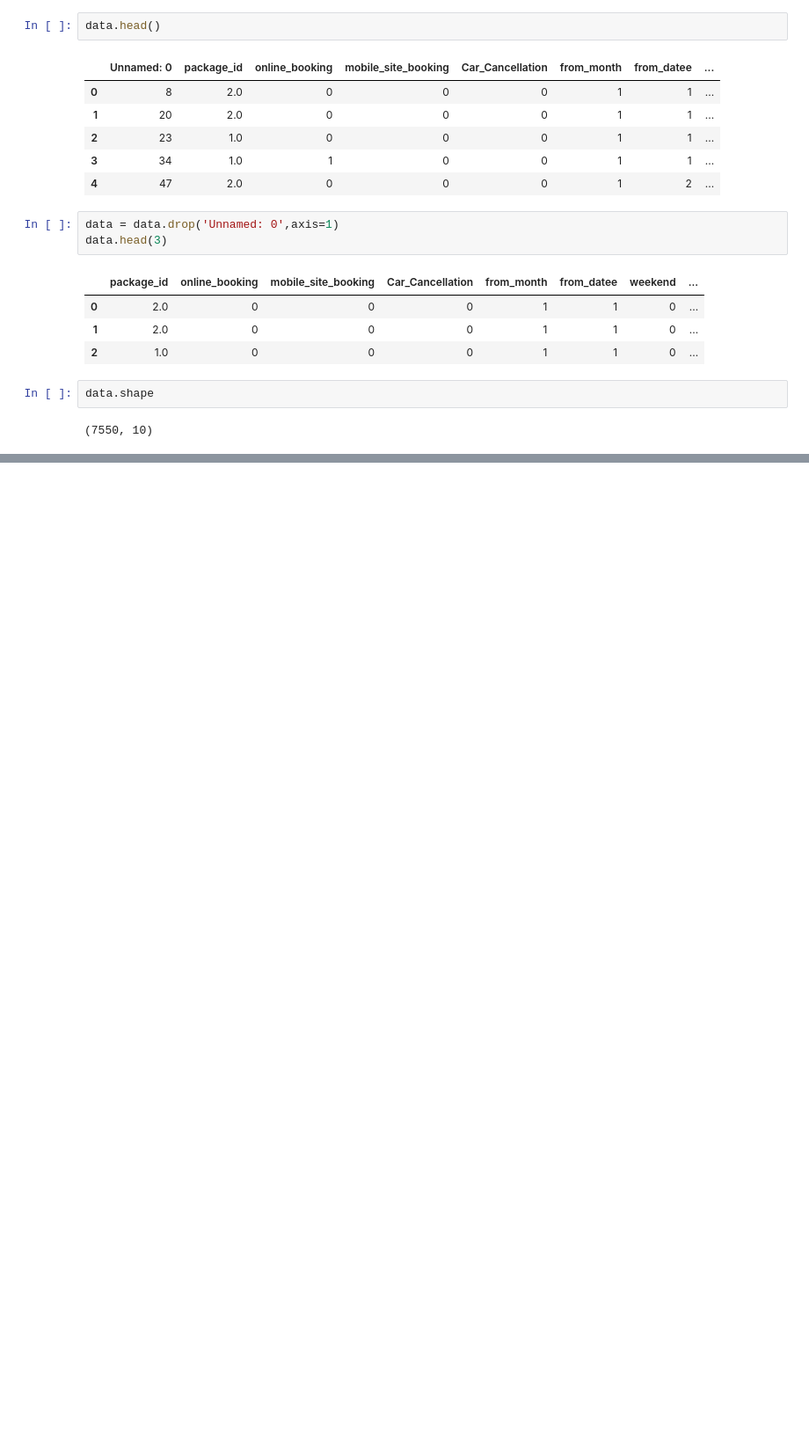
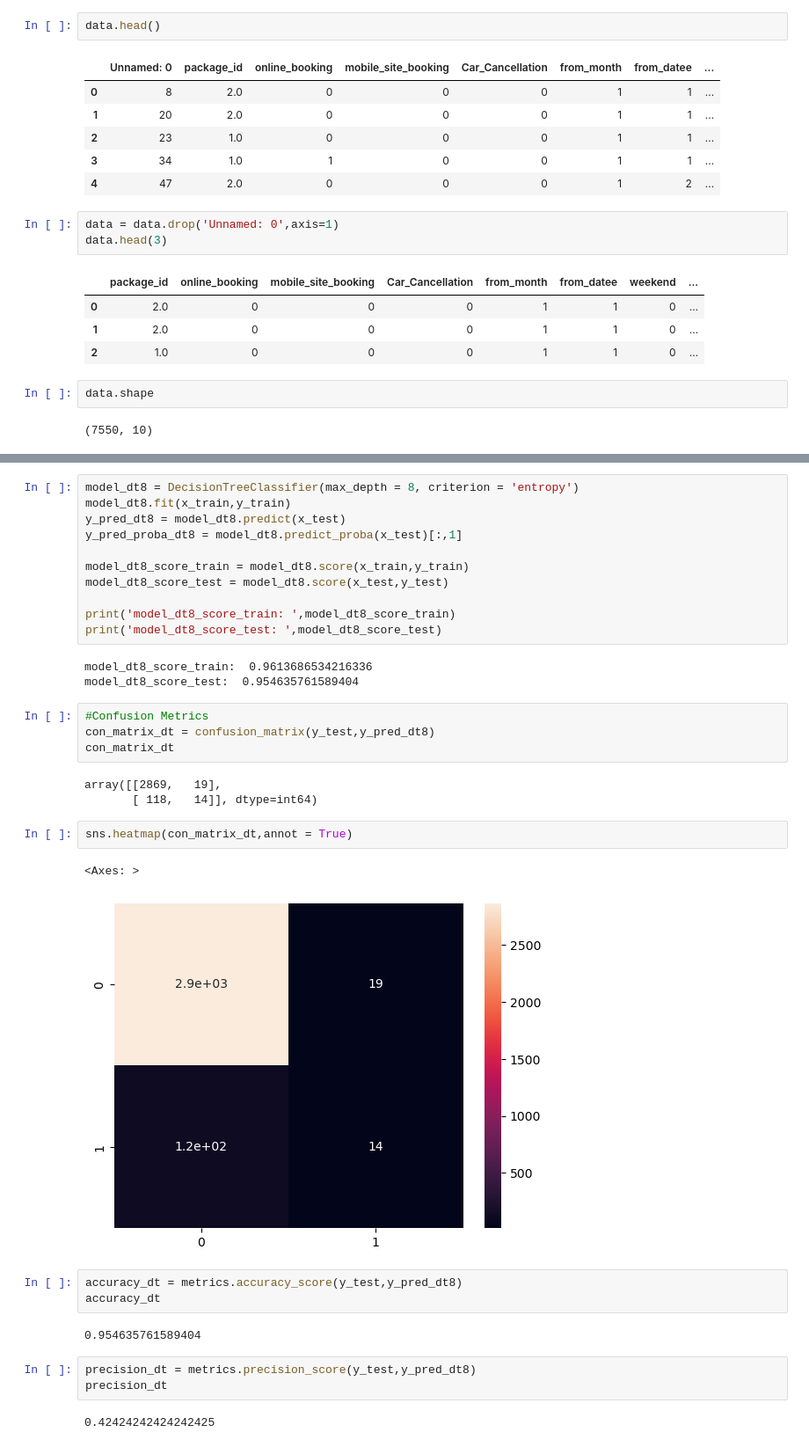
Before and after one commit to TirumaniSrilakshmi/YourCabs-ML-project, a Jupyter notebook: travelType3.ipynb, the cells around one changed output, grey strips where cells are left out. Shown at 88% size. Cells and saved outputs as stored; diff of their text form; blank space fills up the shorter version.

```diff
--- a/travelType3.ipynb
+++ b/travelType3.ipynb
@@ -51,0 +261,36 @@ data.shape
+# %%
+model_dt8 = DecisionTreeClassifier(max_depth = 8, criterion = 'entropy')
+model_dt8.fit(x_train,y_train)
+y_pred_dt8 = model_dt8.predict(x_test)
+y_pred_proba_dt8 = model_dt8.predict_proba(x_test)[:,1]
+
+model_dt8_score_train = model_dt8.score(x_train,y_train)
+model_dt8_score_test = model_dt8.score(x_test,y_test)
+
+print('model_dt8_score_train: ',model_dt8_score_train)
+print('model_dt8_score_test: ',model_dt8_score_test)
+# %% [output]
+model_dt8_score_train:  0.9613686534216336
+model_dt8_score_test:  0.954635761589404
+# %%
+#Confusion Metrics
+con_matrix_dt = confusion_matrix(y_test,y_pred_dt8)
+con_matrix_dt
+# %% [output]
+array([[2869,   19],
+       [ 118,   14]], dtype=int64)
+# %%
+sns.heatmap(con_matrix_dt,annot = True)
+# %% [output]
+<Axes: >
+[figure, added]
+# %%
+accuracy_dt = metrics.accuracy_score(y_test,y_pred_dt8)
+accuracy_dt
+# %% [output]
+0.954635761589404
+# %%
+precision_dt = metrics.precision_score(y_test,y_pred_dt8)
+precision_dt
+# %% [output]
+0.42424242424242425
```
Also changed, not shown: parts of 27 cells of this notebook, 2 other files.
